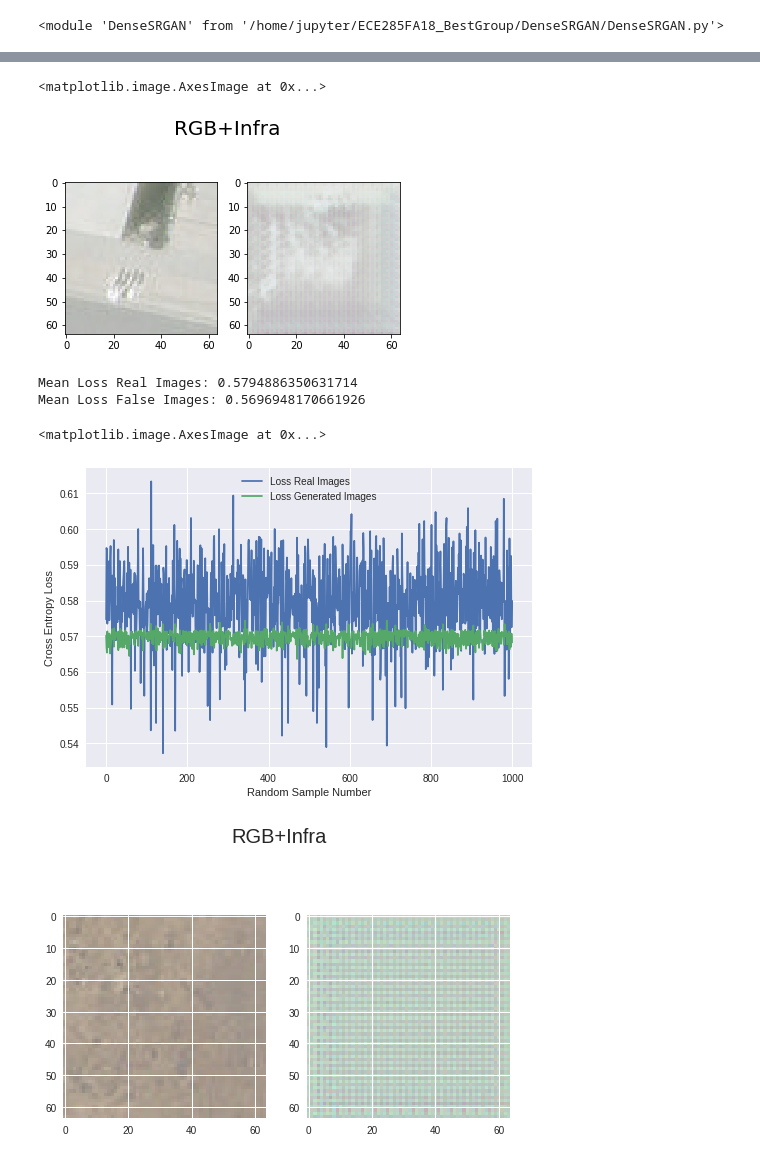
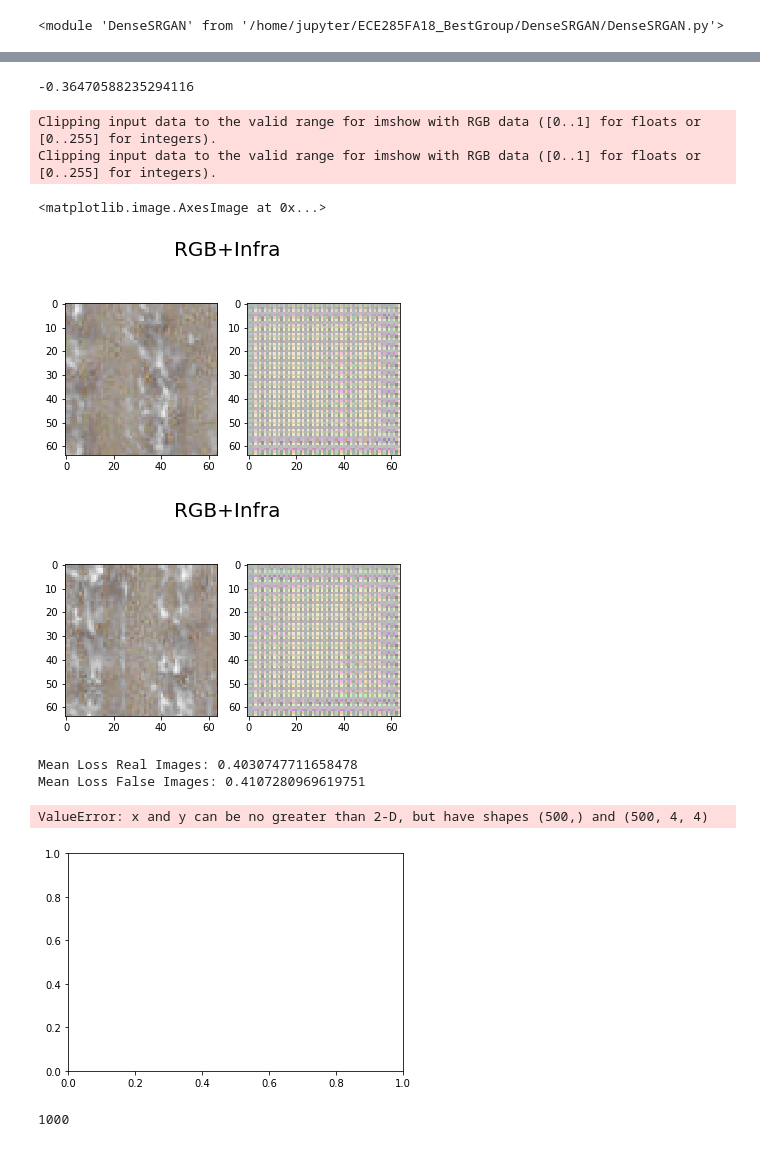
Before and after one commit to mihirsathe/DenseGAN-SuperResolution, a Jupyter notebook: DenseSRGAN/DenseSRGAN_local.ipynb, the cells around one changed output, grey strips where cells are left out. Cells and saved outputs as stored; diff of their text form; code cells hidden in the pictures.

```diff
--- a/DenseSRGAN/DenseSRGAN_local.ipynb
+++ b/DenseSRGAN/DenseSRGAN_local.ipynb
@@ -305,6 +23,9 @@ class VEDAISequence(Sequence):
 # %%
-num_images = 50
-files = scan_dataset(data_dir, num_images) #TODO: 50
-training_set, testing_set = create_subsets(files, data_dir, use_validation = False)
-im_hr, im_lr, batch_idx = load_data(1, training_set, data_dir, len(training_set))
+#num_images = 3
+#files = utils.scan_dataset(data_dir, num_images) #TODO: 50
+#training_set, testing_set = utils.create_subsets(files, data_dir, use_validation=False)
+#im_hr, im_lr, batch_idx = utils.load_data(0, training_set, data_dir, True, len(training_set))
+vehicles_dir = dir_pfx + '../../data/vehicle_patches_64/'
+#im_hr, im_lr = utils.load_data_vehicles(vehicles_dir, 1, img_spec=2021)
+im_hr, im_lr = utils.load_data_vehicles(vehicles_dir, 17)
 # %% [output]
@@ -339,4 +70,6 @@ plt.imshow(im_lr[ix,:,:,0:3])
 <module 'DenseSRGAN' from '/home/jupyter/ECE285FA18_BestGroup/DenseSRGAN/DenseSRGAN.py'>
 # %%
 import DenseSRGAN
-gan = DenseSRGAN.DenseSRGAN(dir_pfx,im_hr,im_lr,num_gpus=4,dropout_rate=0.3,weights_path='weights/')
+#gan = DenseSRGAN.DenseSRGAN(dir_pfx,im_hr[0:17,:,:,:],im_lr[0:17,:,:,:],num_gpus=[4,5,6,7],dropout_rate=0.3)
+#gan = DenseSRGAN.DenseSRGAN(dir_pfx,im_hr,im_lr,num_gpus=[6],dropout_rate=0.3)
+#gan = DenseSRGAN.DenseSRGAN(dir_pfx,im_hr,im_lr,num_gpus=4,dropout_rate=0.3,weights_path='weights/')
@@ -343,4 +78,4 @@ gan = DenseSRGAN.DenseSRGAN(dir_pfx,im_hr,im_lr,num_gpus=4,dropout_rate=0.3,weig
 # %%
 #gan.dropout_rate = .5
-gan.train(epochs=100,verbose=False,bench_idx=1214)
+gan.train(epochs=3000,verbose=False,bench_idx=12,batch_size=4,save_interval=50,view_interval=20)
 # %% [output]
@@ -352,5 +153,11 @@ self.disc.save(dir_pfx + 'weights/discriminator_weights.h5')
+# %%
+np.min(im_lr[ix:ix+1,:,:,:])
+# %% [output]
+-0.36470588235294116
 # %%
-ix = 1214
+# 1117,
+ix = 10
+ix2 = 11
 
 img = gan.gen.predict(im_lr[ix:ix+1,:,:,:]).squeeze()
 img = (img + 1)/2
@@ -359,32 +166,46 @@ plt.subplot(1,2,1)
 plt.imshow(im_hr[ix,:,:,:])
 plt.subplot(1,2,2)
 plt.imshow(img)
+
+img = gan.gen.predict(im_lr[ix2:ix2+1,:,:,:]).squeeze()
+img = (img + 1)/2
+plt.figure().suptitle('RGB+Infra', fontsize=20)
+plt.subplot(1,2,1)
+plt.imshow(im_hr[ix2,:,:,:])
+plt.subplot(1,2,2)
+plt.imshow(img)
 # %% [output]
-<matplotlib.image.AxesImage at 0x...>
+Clipping input data to the valid range for imshow with RGB data ([0..1] for floats or [0..255] for integers).
+Clipping input data to the valid range for imshow with RGB data ([0..1] for floats or [0..255] for integers).
+<matplotlib.image.AxesImage at 0x...>
-[figure, old version]
+[figure, new version]
+[figure, added]
 # %%
 floss = []
 tloss = []
 
-for i in np.random.randint(low=0,high=len(im_lr),size=(1000)):
+for i in np.random.randint(low=0,high=len(im_lr),size=(500)):
   tloss.append(gan.disc.predict(im_hr[i:i+1,:,:,:]).squeeze())
   floss.append(gan.disc.predict(gan.gen.predict(im_lr[i:i+1,:,:,:])).squeeze())
 
 
 print('Mean Loss Real Images: {0}'.format(np.mean(tloss)))
 print('Mean Loss False Images: {0}'.format(np.mean(floss)))
 
 
 plt.figure()
 plt.plot(list(range(len(tloss))),tloss)
 plt.plot(list(range(len(floss))),floss)
 plt.legend(['Loss Real Images','Loss Generated Images'])
 plt.xlabel('Random Sample Number')
 plt.ylabel('Cross Entropy Loss')
 plt.show
 # %% [output]
-Mean Loss Real Images: 0.5794886350631714
-Mean Loss False Images: 0.5696948170661926
+Mean Loss Real Images: 0.4030747711658478
+Mean Loss False Images: 0.4107280969619751
-<matplotlib.image.AxesImage at 0x...>
+ValueError: x and y can be no greater than 2-D, but have shapes (500,) and (500, 4, 4)
-[figure, old version]
+[figure, new version]
-[figure, removed]
+# %%
+len(floss)
+# %% [output]
+1000
```
Also changed, not shown: parts of 12 cells of this notebook, 3 other files.
